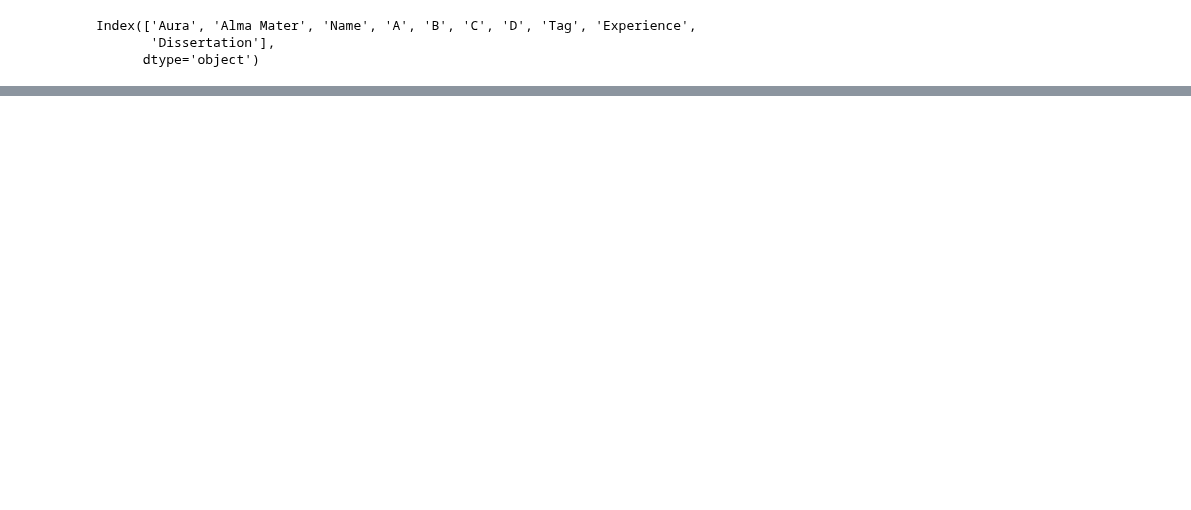
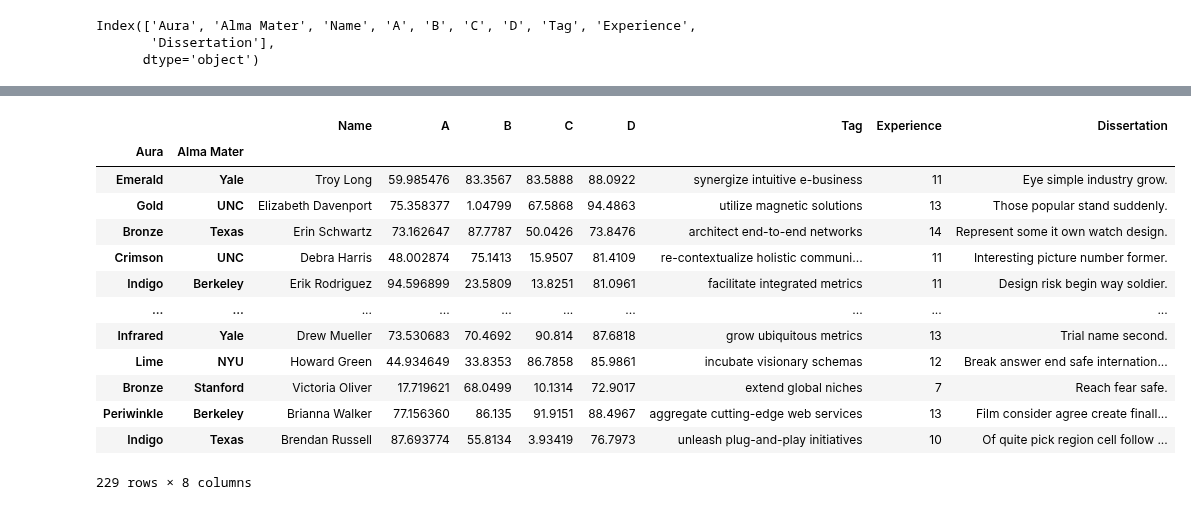
Before and after one commit to tahentx/pv_workbook, a Jupyter notebook: datascience/misc/pandas_practice.ipynb, the cells around one changed output, grey strips where cells are left out. Saved outputs shown, nothing was run; the diff lists cells and outputs as text; code cells hidden in the pictures; blank space fills up the shorter version.

```diff
--- a/datascience/misc/pandas_practice.ipynb
+++ b/datascience/misc/pandas_practice.ipynb
@@ -162,3 +158,22 @@ len(practice_df['Alma Mater'].values)
+# %%
+value_leverage_df = df[(df['D'] > 70) & (df['Experience'] > 5)]
+# %%
+value_leverage_df
+# %% [output]
+|  |  | Name | A | B | C | D | Tag | Experience | Dissertation |
+| Aura | Alma Mater |  |  |  |  |  |  |  |  |
+| Emerald | Yale | Troy Long | 59.985476 | 83.3567 | 83.5888 | 88.0922 | synergize intuitive e-business | 11 | Eye simple industry grow. |
+| Gold | UNC | Elizabeth Davenport | 75.358377 | 1.04799 | 67.5868 | 94.4863 | utilize magnetic solutions | 13 | Those popular stand suddenly. |
+| Bronze | Texas | Erin Schwartz | 73.162647 | 87.7787 | 50.0426 | 73.8476 | architect end-to-end networks | 14 | Represent some it own watch design. |
+| Crimson | UNC | Debra Harris | 48.002874 | 75.1413 | 15.9507 | 81.4109 | re-contextualize holistic communi... | 11 | Interesting picture number former. |
+| Indigo | Berkeley | Erik Rodriguez | 94.596899 | 23.5809 | 13.8251 | 81.0961 | facilitate integrated metrics | 11 | Design risk begin way soldier. |
+| ... | ... | ... | ... | ... | ... | ... | ... | ... | ... |
+| Infrared | Yale | Drew Mueller | 73.530683 | 70.4692 | 90.814 | 87.6818 | grow ubiquitous metrics | 13 | Trial name second. |
+| Lime | NYU | Howard Green | 44.934649 | 33.8353 | 86.7858 | 85.9861 | incubate visionary schemas | 12 | Break answer end safe internation... |
+| Bronze | Stanford | Victoria Oliver | 17.719621 | 68.0499 | 10.1314 | 72.9017 | extend global niches | 7 | Reach fear safe. |
+| Periwinkle | Berkeley | Brianna Walker | 77.156360 | 86.135 | 91.9151 | 88.4967 | aggregate cutting-edge web services | 13 | Film consider agree create finall... |
+| Indigo | Texas | Brendan Russell | 87.693774 | 55.8134 | 3.93419 | 76.7973 | unleash plug-and-play initiatives | 10 | Of quite pick region cell follow ... |
+229 rows × 8 columns
 # %%
 len(practice_df['Aura'])
 # %%
```
Also changed, not shown: parts of 12 cells of this notebook.
